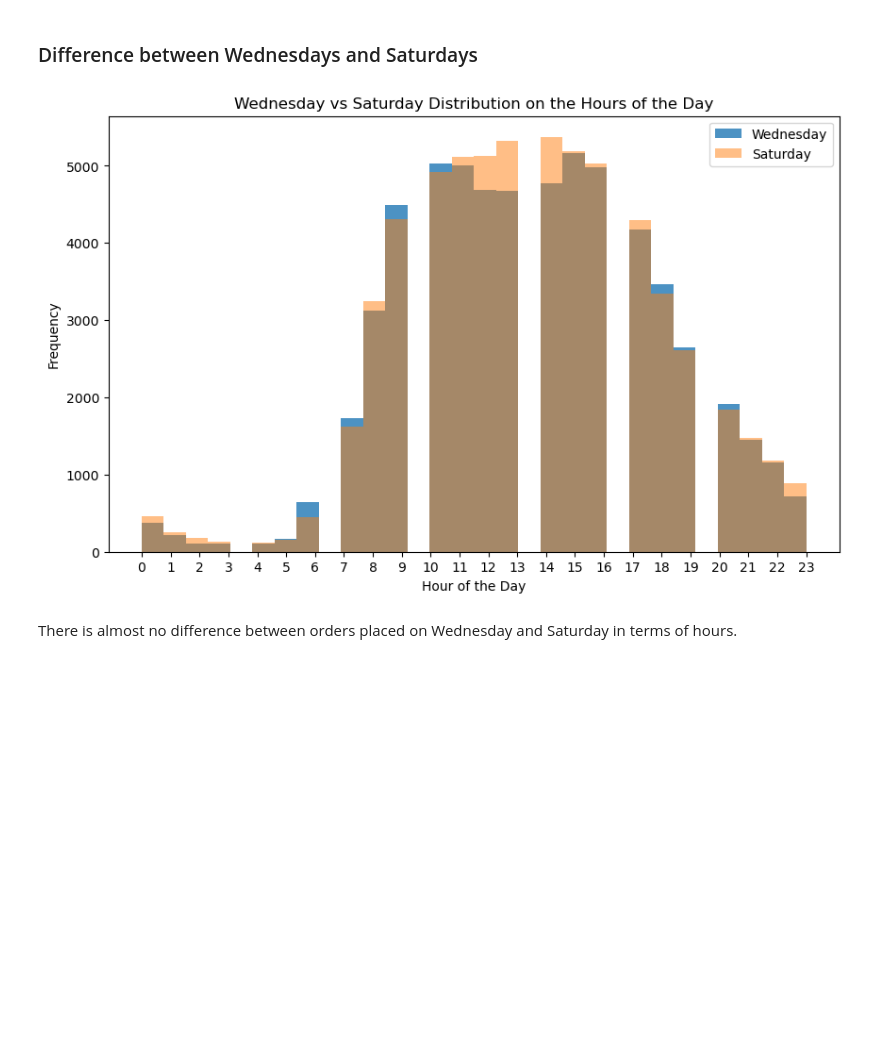
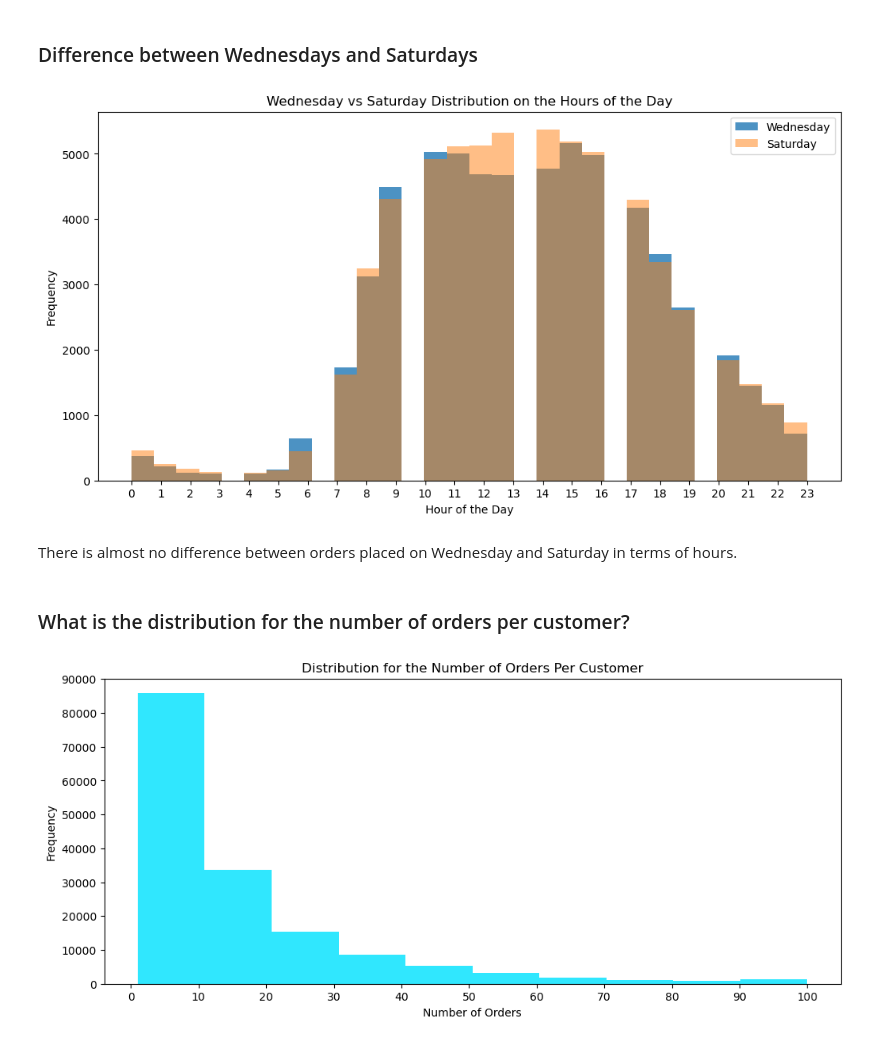
Before and after one commit to reytaquito/instacart-data-analysis, a Jupyter notebook: notebooks/EDA.ipynb, the cells around one changed output. Drawn from its saved outputs; the diff is of its cells as text; code cells hidden in the pictures; blank space fills up the shorter version.

```diff
--- a/notebooks/EDA.ipynb
+++ b/notebooks/EDA.ipynb
@@ -263,7 +263,7 @@ The average time for a person to reorder is 6-8 days and it seems that almost a
 # %%
 wednesday = df_orders[df_orders['order_dow']==3]['order_hour_of_day']
 saturday = df_orders[df_orders['order_dow']==6]['order_hour_of_day']
-plt.figure(figsize=(10, 6))
+plt.figure(figsize=(12, 6))
 wednesday.plot(kind='hist', bins=30,alpha=0.8, )
 saturday.plot(kind='hist', bins=30, alpha=0.5, )
 plt.legend(['Wednesday', 'Saturday'])
@@ -272,6 +272,19 @@ plt.title('Wednesday vs Saturday Distribution on the Hours of the Day')
 plt.xticks(range(0, 24, 1))
 plt.show()
 # %% [output]
-[figure, old version]
+[figure, new version]
 # %% [markdown]
 There is almost no difference between orders placed on Wednesday and Saturday in terms of hours.
+# %% [markdown]
+### What is the distribution for the number of orders per customer?
+# %%
+df_orders.groupby('user_id')['order_number'].max().plot(kind='hist',
+                        title='Distribution for the Number of Orders Per Customer',
+                       color='#30e7fe',
+                        xticks=range(0, 101, 10),
+                        yticks=range(0,100000, 10000),
+                        figsize=(12,5),
+                        xlabel= 'Number of Orders')
+plt.show()
+# %% [output]
+[figure, added]
```
Also changed, not shown: parts of 26 cells of this notebook.
